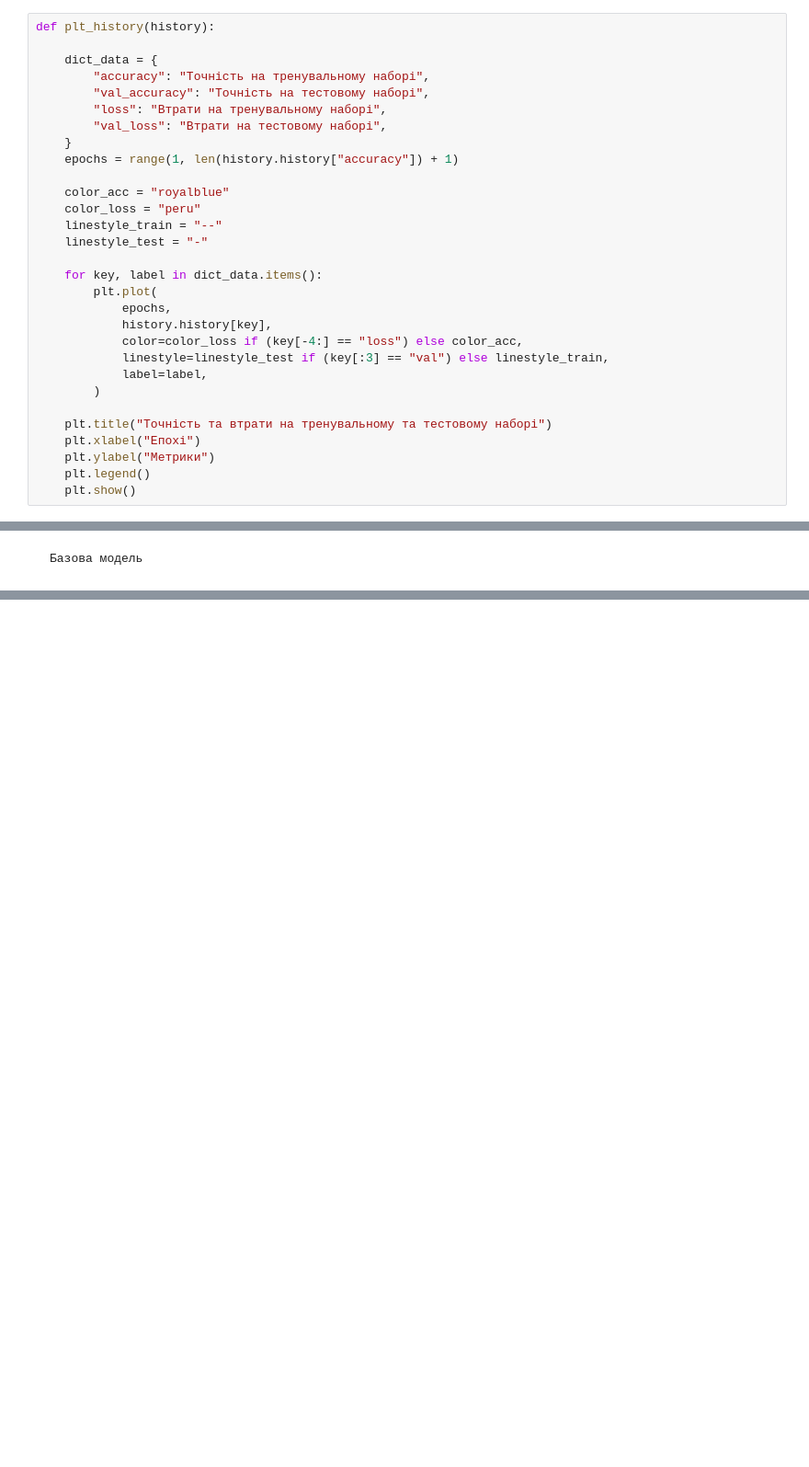
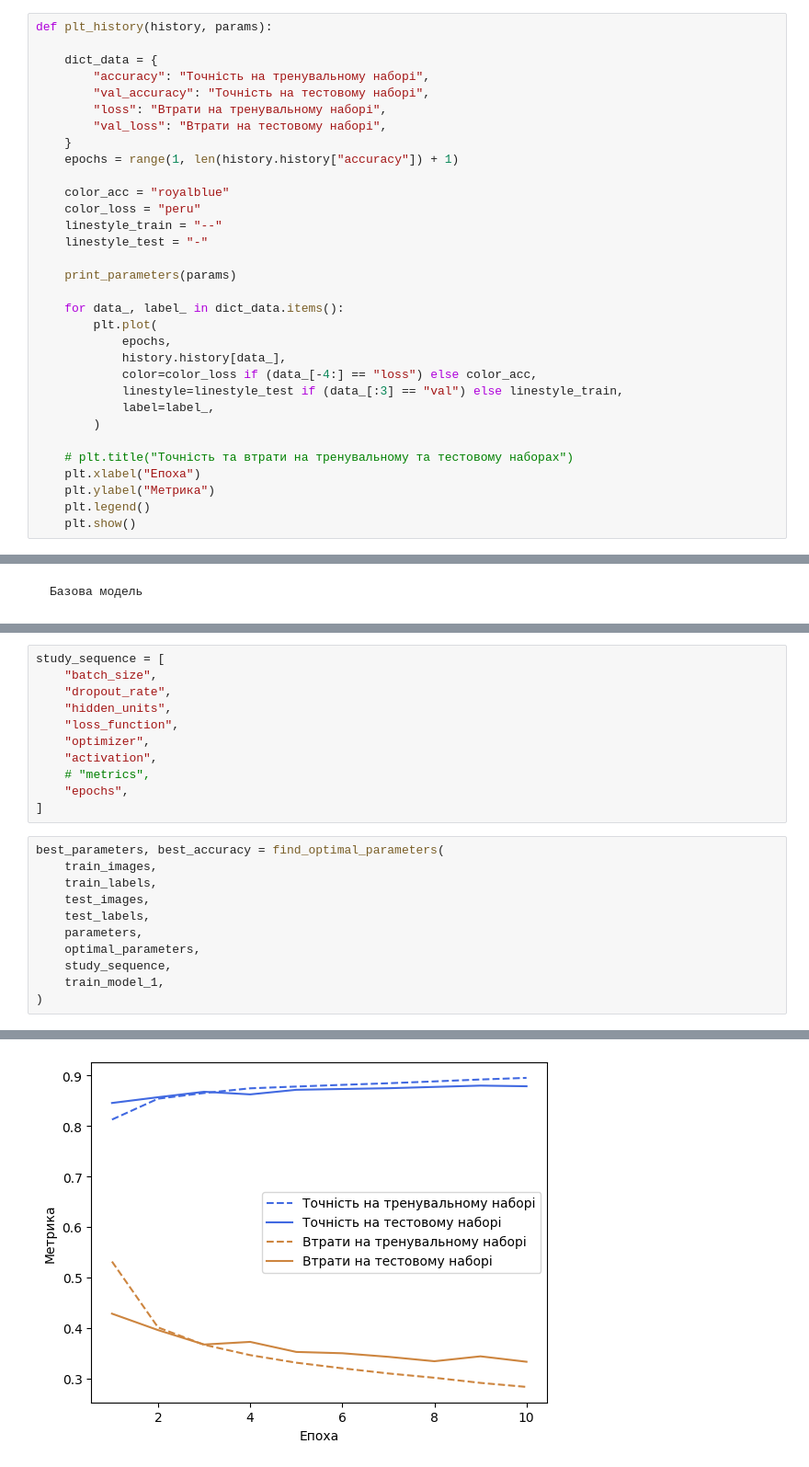
Before and after one commit to KyryloChalov/DS, a Jupyter notebook: HW_09/hw9.ipynb, the cells around one changed output, grey strips where cells are left out. Shown at 92% size. Cells and saved outputs as stored; diff of their text form; blank space fills up the shorter version.

```diff
--- a/HW_09/hw9.ipynb
+++ b/HW_09/hw9.ipynb
@@ -95,5 +115,5 @@ print(labels.to_string(index=False))
 # %%
-def plt_history(history):
+def plt_history(history, params):
 
     dict_data = {
         "accuracy": "Точність на тренувальному наборі",
@@ -108,17 +128,19 @@ def plt_history(history):
     linestyle_train = "--"
     linestyle_test = "-"
 
-    for key, label in dict_data.items():
+    print_parameters(params)
+
+    for data_, label_ in dict_data.items():
         plt.plot(
             epochs,
-            history.history[key],
-            color=color_loss if (key[-4:] == "loss") else color_acc,
-            linestyle=linestyle_test if (key[:3] == "val") else linestyle_train,
-            label=label,
+            history.history[data_],
+            color=color_loss if (data_[-4:] == "loss") else color_acc,
+            linestyle=linestyle_test if (data_[:3] == "val") else linestyle_train,
+            label=label_,
         )
 
-    plt.title("Точність та втрати на тренувальному та тестовому наборі")
-    plt.xlabel("Епохі")
-    plt.ylabel("Метрики")
+    # plt.title("Точність та втрати на тренувальному та тестовому наборах")
+    plt.xlabel("Епоха")
+    plt.ylabel("Метрика")
     plt.legend()
     plt.show()
@@ -331,0 +358,23 @@ plt_history(history)
+# %%
+study_sequence = [
+    "batch_size",
+    "dropout_rate",
+    "hidden_units",
+    "loss_function",
+    "optimizer",
+    "activation",
+    # "metrics",
+    "epochs",
+]
+# %%
+best_parameters, best_accuracy = find_optimal_parameters(
+    train_images,
+    train_labels,
+    test_images,
+    test_labels,
+    parameters,
+    optimal_parameters,
+    study_sequence,
+    train_model_1,
+)
+# %% [output]
@@ -331,0 +401 @@ plt_history(history)
+[figure, added]
```
Also changed, not shown: parts of 33 cells of this notebook.
